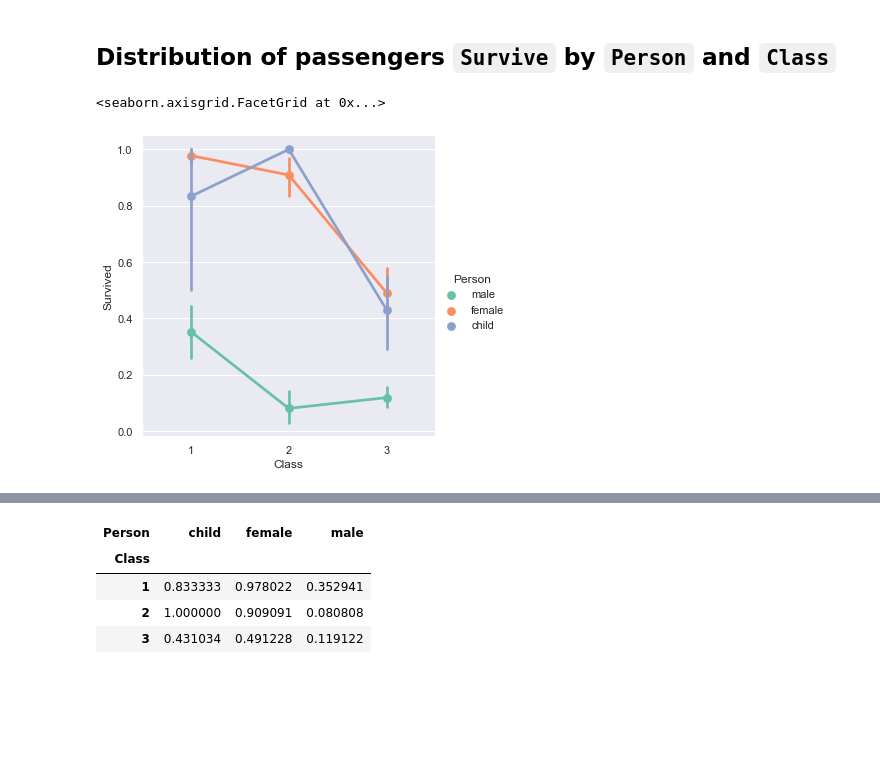
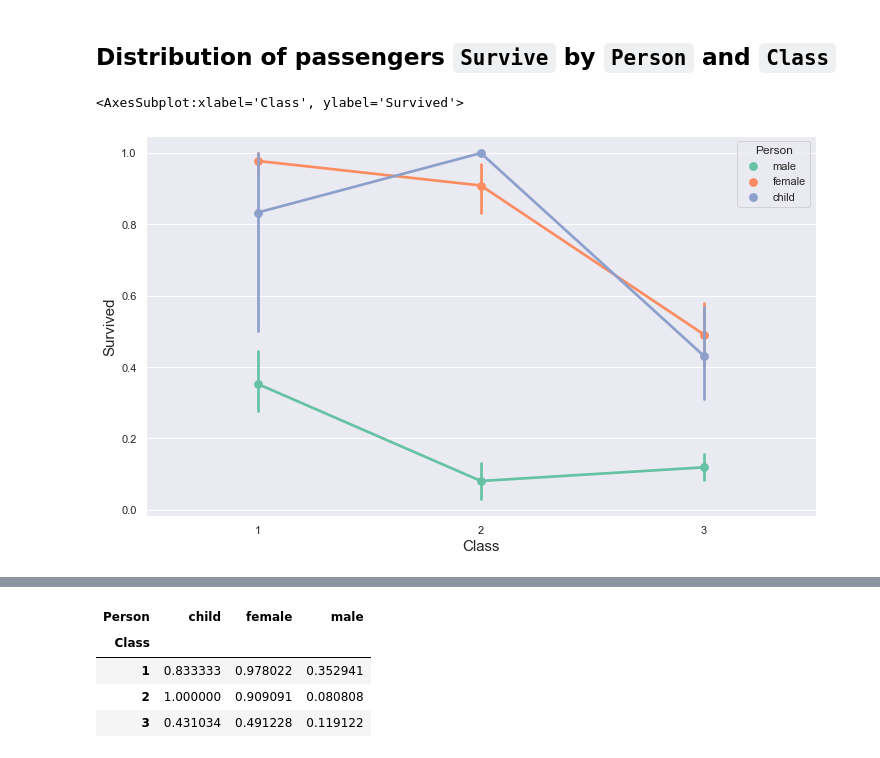
Before and after one commit to enricogoerlitz/Data-Analysis, a Jupyter notebook: 01_Titanic_Hello_World/notebook/notebook1.ipynb, the cells around one changed output, grey strips where cells are left out. Drawn from its saved outputs; the diff is of its cells as text; code cells hidden in the pictures; blank space fills up the shorter version.

```diff
--- a/01_Titanic_Hello_World/notebook/notebook1.ipynb
+++ b/01_Titanic_Hello_World/notebook/notebook1.ipynb
@@ -30,7 +30,7 @@ warnings.filterwarnings('ignore')
 # %% [markdown]
 # Data
 # %%
-df_titanic = pd.read_csv("./titanic_data.csv")
+df_titanic = pd.read_csv("../data/titanic_data.csv")
 df_raw_data = df_titanic.copy()
 
 PASSENGER_ID = "PassengerId"
@@ -644,10 +644,10 @@ df_survived_cabin / df_survived_cabin.sum()
 # %% [markdown]
 ## Distribution of passengers `Survive` by `Person` and `Class`
 # %%
-sns.catplot(x=CLASS, y=SURVIVED, hue=PERSON, data=df_cleaned, kind="point")
+sns.pointplot(x=CLASS, y=SURVIVED, hue=PERSON, data=df_cleaned)
 # %% [output]
-<seaborn.axisgrid.FacetGrid at 0x...>
+<AxesSubplot:xlabel='Class', ylabel='Survived'>
-[figure, old version]
+[figure, new version]
 # %%
 sns.barplot(x=PERSON, y=SURVIVED, hue=CLASS, data=df_cleaned)
 df_survived_person_class_pvt = df_cleaned.pivot_table(values=PASSENGER_ID, index=[SURVIVED, CLASS], columns=PERSON, aggfunc=len).sort_index(ascending=[False, True])
```
Also changed, not shown: parts of 55 cells of this notebook, 1 other file.
